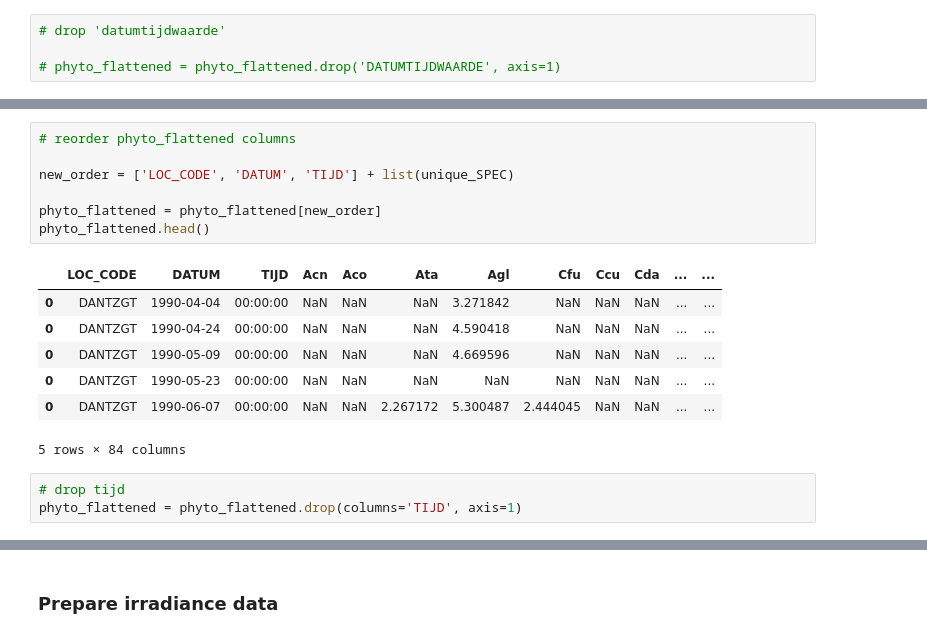
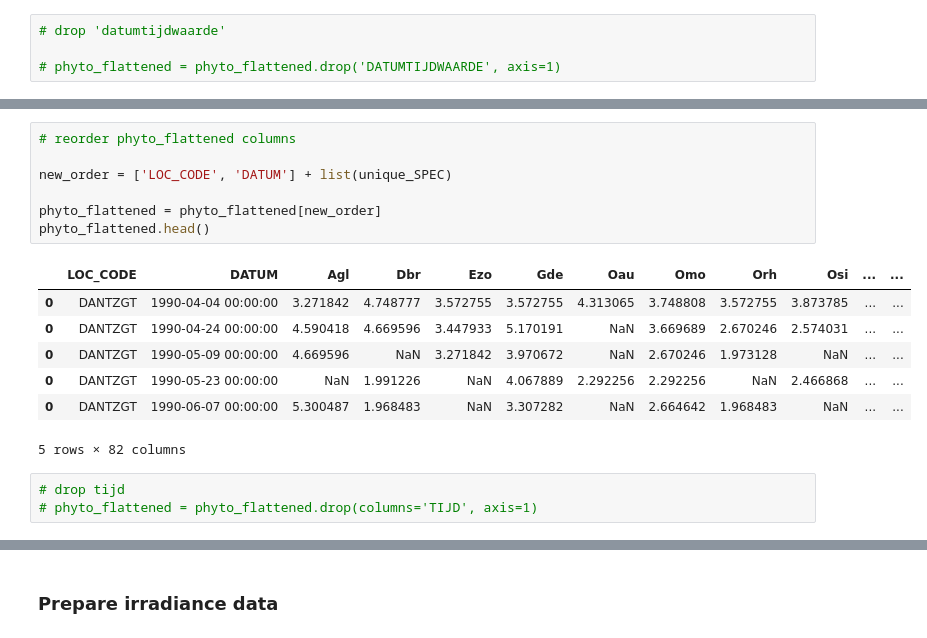
Before and after one commit to JinseiSteven/Phytoplankton-Prediction-Project, a Jupyter notebook: scripts/data_analysis/data_analysis.ipynb, the cells around one changed output, grey strips where cells are left out. Saved outputs shown, nothing was run; the diff lists cells and outputs as text.

```diff
--- a/scripts/data_analysis/data_analysis.ipynb
+++ b/scripts/data_analysis/data_analysis.ipynb
@@ -537,21 +543,21 @@ display(dups)
 # %%
 # reorder phyto_flattened columns
 
-new_order = ['LOC_CODE', 'DATUM', 'TIJD'] + list(unique_SPEC)
+new_order = ['LOC_CODE', 'DATUM'] + list(unique_SPEC)
 
 phyto_flattened = phyto_flattened[new_order]
 phyto_flattened.head()
 # %% [output]
-|  | LOC_CODE | DATUM | TIJD | Acn | Aco | Ata | Agl | Cfu | Ccu | Cda | ... | ... |
-| 0 | DANTZGT | 1990-04-04 | 00:00:00 | NaN | NaN | NaN | 3.271842 | NaN | NaN | NaN | ... | ... |
-| 0 | DANTZGT | 1990-04-24 | 00:00:00 | NaN | NaN | NaN | 4.590418 | NaN | NaN | NaN | ... | ... |
-| 0 | DANTZGT | 1990-05-09 | 00:00:00 | NaN | NaN | NaN | 4.669596 | NaN | NaN | NaN | ... | ... |
-| 0 | DANTZGT | 1990-05-23 | 00:00:00 | NaN | NaN | NaN | NaN | NaN | NaN | NaN | ... | ... |
-| 0 | DANTZGT | 1990-06-07 | 00:00:00 | NaN | NaN | 2.267172 | 5.300487 | 2.444045 | NaN | NaN | ... | ... |
+|  | LOC_CODE | DATUM | Agl | Dbr | Ezo | Gde | Oau | Omo | Orh | Osi | ... | ... |
+| 0 | DANTZGT | 1990-04-04 00:00:00 | 3.271842 | 4.748777 | 3.572755 | 3.572755 | 4.313065 | 3.748808 | 3.572755 | 3.873785 | ... | ... |
+| 0 | DANTZGT | 1990-04-24 00:00:00 | 4.590418 | 4.669596 | 3.447933 | 5.170191 | NaN | 3.669689 | 2.670246 | 2.574031 | ... | ... |
+| 0 | DANTZGT | 1990-05-09 00:00:00 | 4.669596 | NaN | 3.271842 | 3.970672 | NaN | 2.670246 | 1.973128 | NaN | ... | ... |
+| 0 | DANTZGT | 1990-05-23 00:00:00 | NaN | 1.991226 | NaN | 4.067889 | 2.292256 | 2.292256 | NaN | 2.466868 | ... | ... |
+| 0 | DANTZGT | 1990-06-07 00:00:00 | 5.300487 | 1.968483 | NaN | 3.307282 | NaN | 2.664642 | 1.968483 | NaN | ... | ... |
-5 rows × 84 columns
+5 rows × 82 columns
 # %%
 # drop tijd
-phyto_flattened = phyto_flattened.drop(columns='TIJD', axis=1)
+# phyto_flattened = phyto_flattened.drop(columns='TIJD', axis=1)
 # %%
 phyto_flattened
 # %% [output]
```
Also changed, not shown: parts of 27 cells of this notebook, 7 other files.
